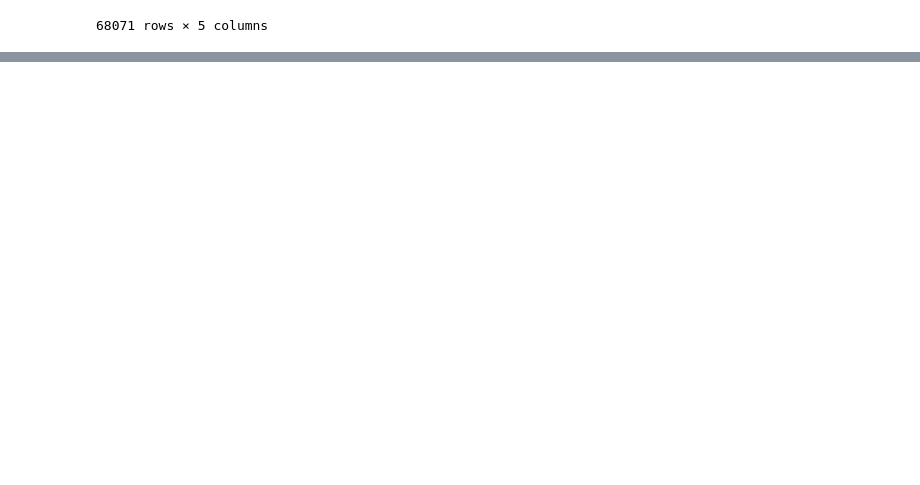
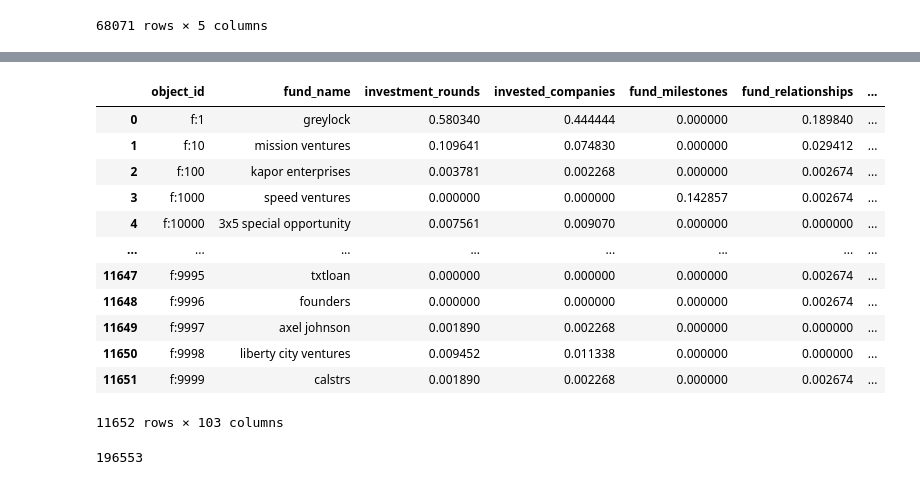
Before and after one commit to samuellau0802/COMP-4222-Project, a Jupyter notebook: data_formatting.ipynb, the cells around one changed output, grey strips where cells are left out. Drawn from its saved outputs; the diff is of its cells as text; code cells hidden in the pictures; blank space fills up the shorter version.

```diff
--- a/data_formatting.ipynb
+++ b/data_formatting.ipynb
@@ -265,0 +304,7 @@ df_people
+# %%
+def normalize(series):
+    return (series - series.min()) / (series.max() - series.min())
+# %%
+for i in ["funding_rounds", "milestones", "relationships", "founded_year"]:
+    df_companies[i] = normalize(df_companies[i])
+df_companies.head()
@@ -265,0 +355,3 @@ df_people
+# %%
+df_funds = df_funds[["object_id", "fund_name", "investment_rounds", "invested_companies", "fund_milestones", "fund_relationships", "founded_year"]].join(pd.get_dummies(df_funds.country_code))
+df_funds.head()
@@ -265,0 +366,18 @@ df_people
+# %%
+for i in ["investment_rounds", "invested_companies", "fund_milestones", "fund_relationships", "founded_year"]:
+    df_funds[i] = normalize(df_funds[i])
+df_funds
+# %% [output]
+|  | object_id | fund_name | investment_rounds | invested_companies | fund_milestones | fund_relationships | ... |
+| 0 | f:1 | greylock | 0.580340 | 0.444444 | 0.000000 | 0.189840 | ... |
+| 1 | f:10 | mission ventures | 0.109641 | 0.074830 | 0.000000 | 0.029412 | ... |
+| 2 | f:100 | kapor enterprises | 0.003781 | 0.002268 | 0.000000 | 0.002674 | ... |
+| 3 | f:1000 | speed ventures | 0.000000 | 0.000000 | 0.142857 | 0.002674 | ... |
+| 4 | f:10000 | 3x5 special opportunity | 0.007561 | 0.009070 | 0.000000 | 0.000000 | ... |
+| ... | ... | ... | ... | ... | ... | ... | ... |
+| 11647 | f:9995 | txtloan | 0.000000 | 0.000000 | 0.000000 | 0.002674 | ... |
+| 11648 | f:9996 | founders | 0.000000 | 0.000000 | 0.000000 | 0.002674 | ... |
+| 11649 | f:9997 | axel johnson | 0.001890 | 0.002268 | 0.000000 | 0.000000 | ... |
+| 11650 | f:9998 | liberty city ventures | 0.009452 | 0.011338 | 0.000000 | 0.000000 | ... |
+| 11651 | f:9999 | calstrs | 0.001890 | 0.002268 | 0.000000 | 0.002674 | ... |
+11652 rows × 103 columns
@@ -265,0 +386,5 @@ df_people
+# %%
+startups_length = len(df_companies)
+startups_length
+# %% [output]
+196553
```
Also changed, not shown: parts of 26 cells of this notebook, 1 other file.
